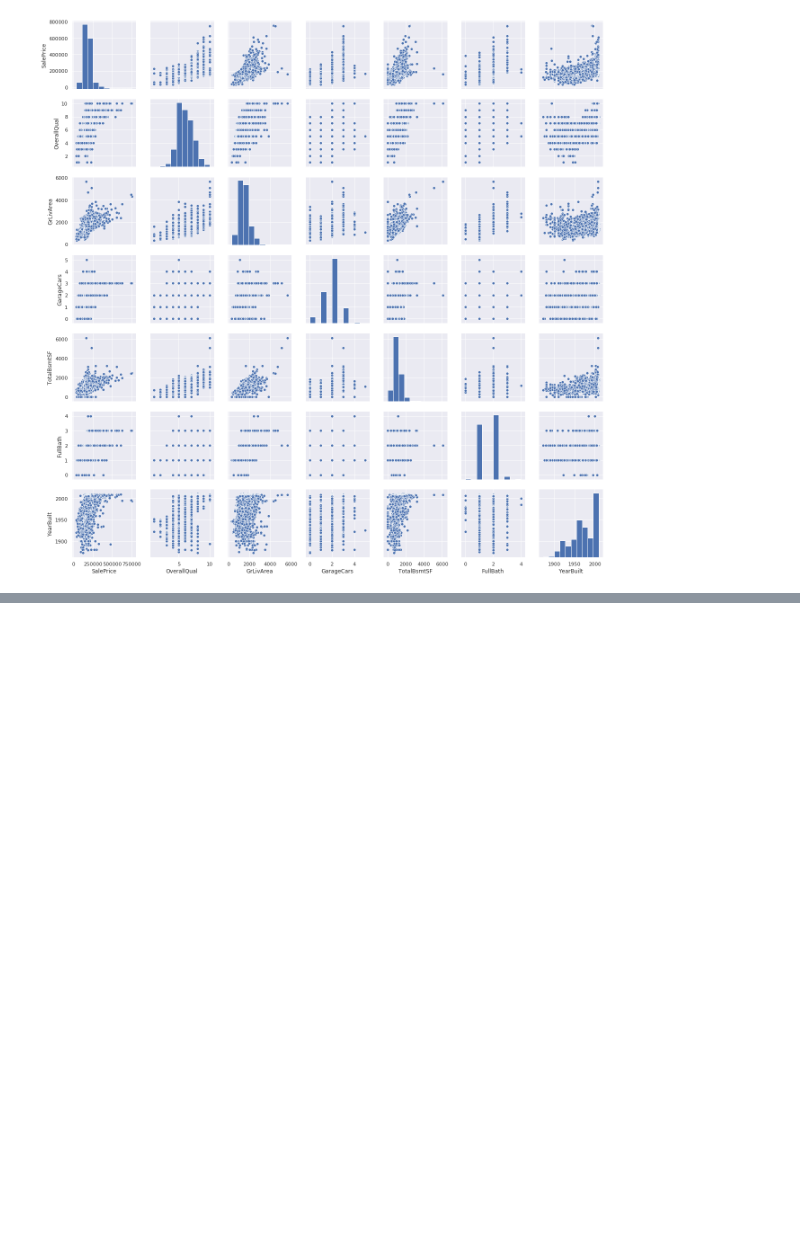
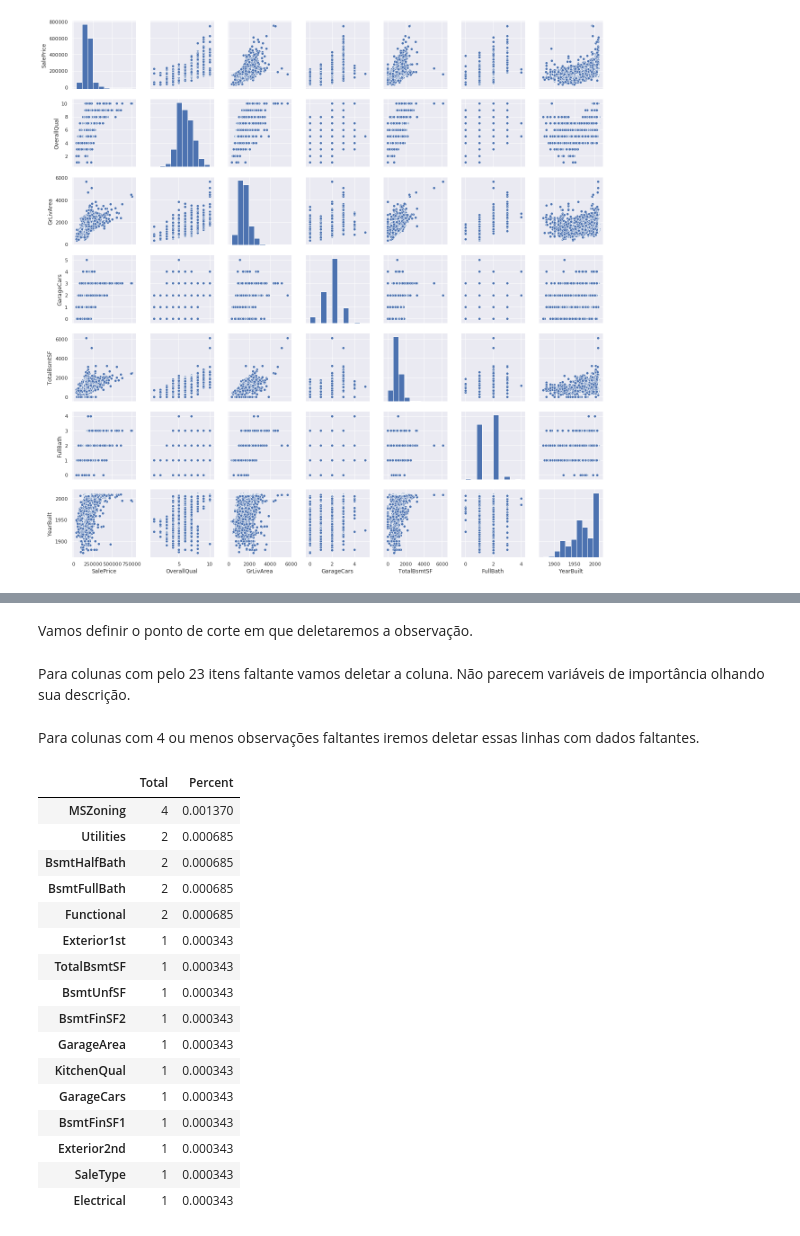
Before and after one commit to acresende/house-price-prediction, a Jupyter notebook: research/house-price-prediction.ipynb, the cells around one changed output, grey strips where cells are left out. Saved outputs shown, nothing was run; the diff lists cells and outputs as text; code cells hidden in the pictures; blank space fills up the shorter version.

```diff
--- a/research/house-price-prediction.ipynb
+++ b/research/house-price-prediction.ipynb
@@ -182,0 +233,4 @@ plt.show();
+# %% [markdown]
+Vamos definir o ponto de corte em que deletaremos a observação.
+# %% [markdown]
+Para colunas com pelo 23 itens faltante vamos deletar a coluna. Não parecem variáveis de importância olhando sua descrição.
@@ -182,0 +239,22 @@ plt.show();
+# %% [markdown]
+Para colunas com 4 ou menos observações faltantes iremos deletar essas linhas com dados faltantes.
+# %%
+missing_data[missing_data['Total'] < 5][missing_data['Total'] != 0]
+# %% [output]
+|  | Total | Percent |
+| MSZoning | 4 | 0.001370 |
+| Utilities | 2 | 0.000685 |
+| BsmtHalfBath | 2 | 0.000685 |
+| BsmtFullBath | 2 | 0.000685 |
+| Functional | 2 | 0.000685 |
+| Exterior1st | 1 | 0.000343 |
+| TotalBsmtSF | 1 | 0.000343 |
+| BsmtUnfSF | 1 | 0.000343 |
+| BsmtFinSF2 | 1 | 0.000343 |
+| GarageArea | 1 | 0.000343 |
+| KitchenQual | 1 | 0.000343 |
+| GarageCars | 1 | 0.000343 |
+| BsmtFinSF1 | 1 | 0.000343 |
+| Exterior2nd | 1 | 0.000343 |
+| SaleType | 1 | 0.000343 |
+| Electrical | 1 | 0.000343 |
```
Also changed, not shown: parts of 67 cells of this notebook, 1 other file.
